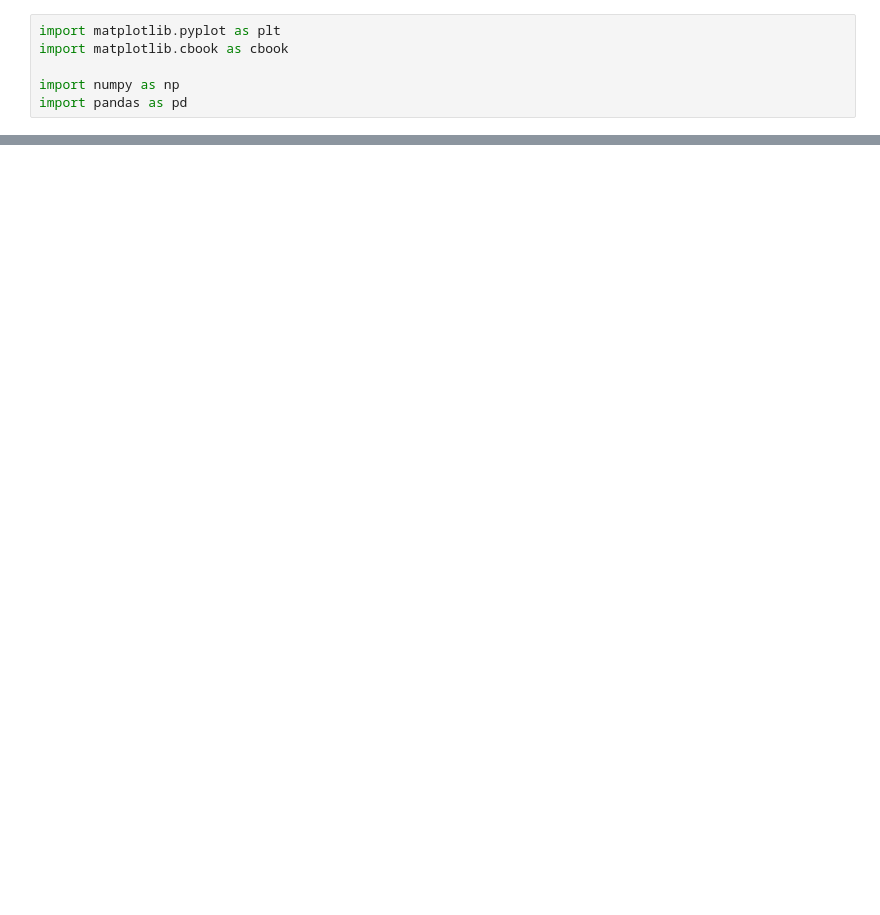
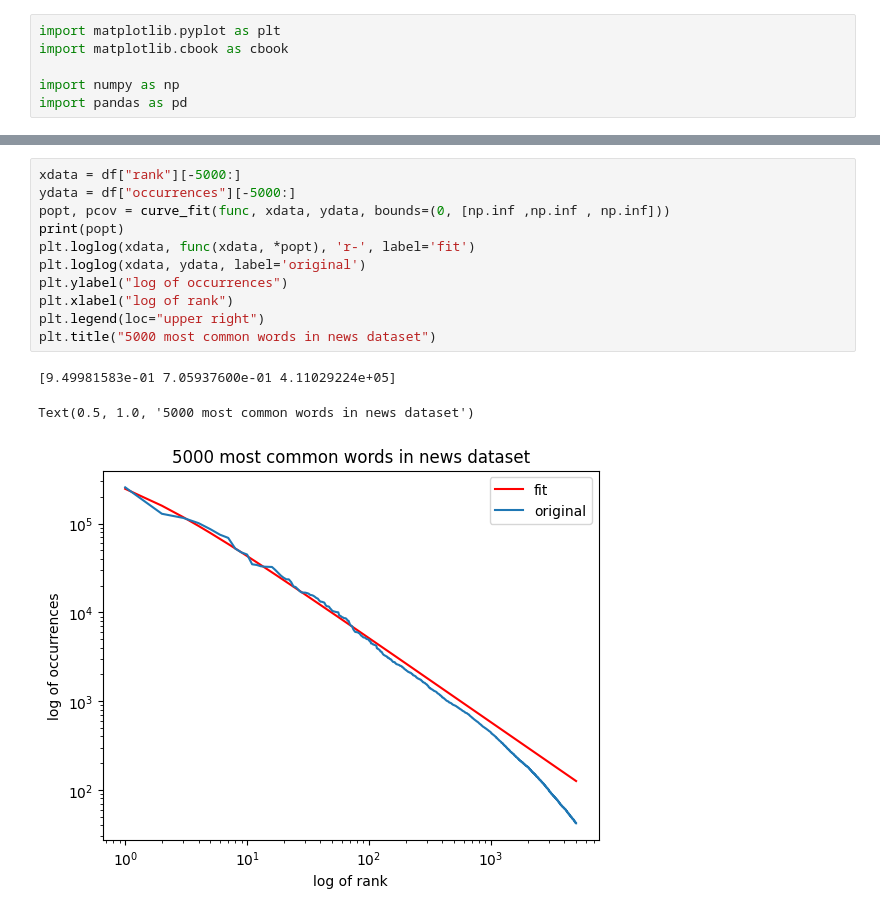
Before and after one commit to icalamesa/CAIM, a Jupyter notebook: session1ESZipfHeaps/main.ipynb, the cells around one changed output, grey strips where cells are left out. Cells and saved outputs as stored; diff of their text form; blank space fills up the shorter version.

```diff
--- a/session1ESZipfHeaps/main.ipynb
+++ b/session1ESZipfHeaps/main.ipynb
@@ -92,0 +117,15 @@ plt.loglog(df["rank"], df["occurrences"])
+# %%
+xdata = df["rank"][-5000:]
+ydata = df["occurrences"][-5000:]
+popt, pcov = curve_fit(func, xdata, ydata, bounds=(0, [np.inf ,np.inf , np.inf]))
+print(popt)
+plt.loglog(xdata, func(xdata, *popt), 'r-', label='fit')
+plt.loglog(xdata, ydata, label='original')
+plt.ylabel("log of occurrences")
+plt.xlabel("log of rank")
+plt.legend(loc="upper right")
+plt.title("5000 most common words in news dataset")
+# %% [output]
+[9.49981583e-01 7.05937600e-01 4.11029224e+05]
+Text(0.5, 1.0, '5000 most common words in news dataset')
+[figure, added]
```
Also changed, not shown: parts of 23 cells of this notebook, 5 other files.
